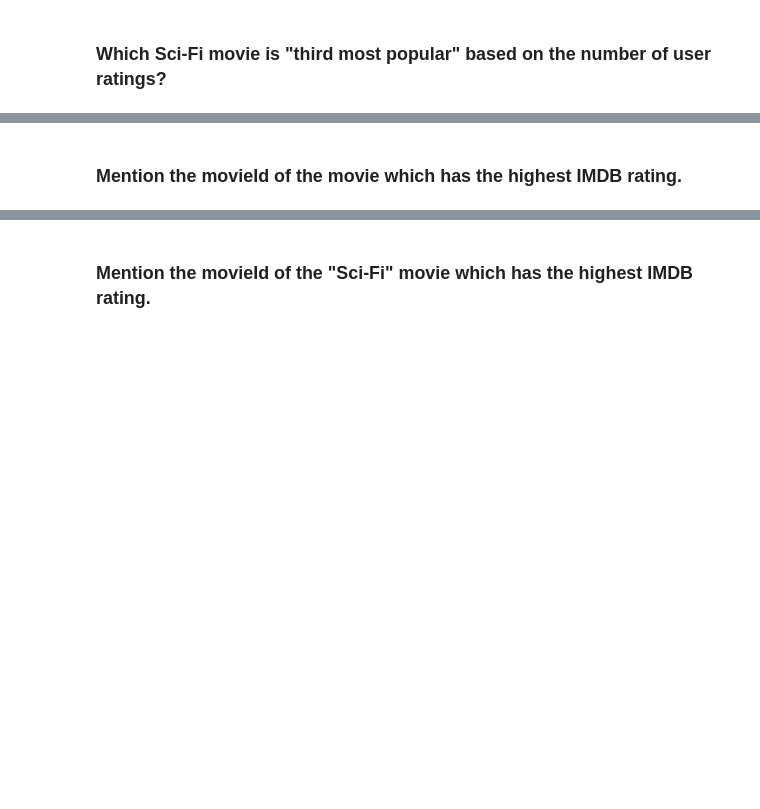
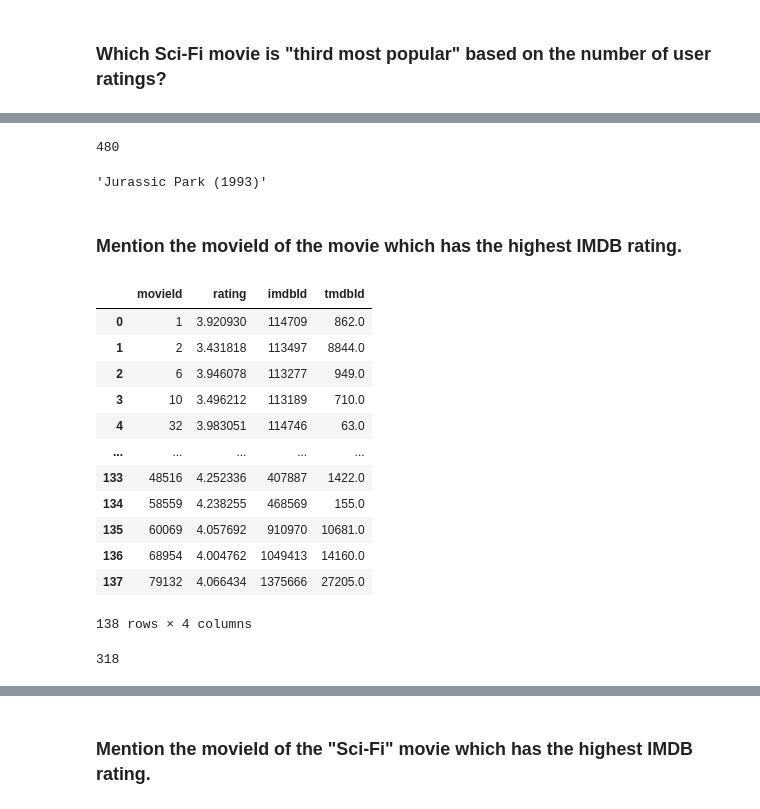
Before and after one commit to rakeshkandhi/Movies_data, a Jupyter notebook: movies_assignment.ipynb, the cells around one changed output, grey strips where cells are left out. Saved outputs shown, nothing was run; the diff lists cells and outputs as text; code cells hidden in the pictures; blank space fills up the shorter version.

```diff
--- a/movies_assignment.ipynb
+++ b/movies_assignment.ipynb
@@ -150,5 +201,5 @@ plt.show()
 # %% [markdown]
 ### Which movie is the most popular based on  average user ratings?
 # %%
-ratings_count = ratings_df.groupby("movieId").size()
+ratings_count = ratings_df.groupby("movieId").size().sort_values(ascending=False)
 ratings_count
@@ -197,6 +322,33 @@ third_most_popular_sci_fi_movie_title
+# %%
+third_most_popular_sci_fi_movie_id = sci_fi_movie_ratings.index[2]
+third_most_popular_sci_fi_movie_id
+# %% [output]
+480
+# %%
+third_most_popular_sci_fi_movie_title = movies_df[
+    movies_df["movieId"] == third_most_popular_sci_fi_movie_id
+]["title"].iloc[0]
+third_most_popular_sci_fi_movie_title
+# %% [output]
+'Jurassic Park (1993)'
 # %% [markdown]
 ### Mention the movieId of the movie which has the highest IMDB rating.
 # %%
 merged_ratings_imdb = average_ratings_100plus.reset_index().merge(
     links_df, on="movieId"
 )
+merged_ratings_imdb
+# %% [output]
+|  | movieId | rating | imdbId | tmdbId |
+| 0 | 1 | 3.920930 | 114709 | 862.0 |
+| 1 | 2 | 3.431818 | 113497 | 8844.0 |
+| 2 | 6 | 3.946078 | 113277 | 949.0 |
+| 3 | 10 | 3.496212 | 113189 | 710.0 |
+| 4 | 32 | 3.983051 | 114746 | 63.0 |
+| ... | ... | ... | ... | ... |
+| 133 | 48516 | 4.252336 | 407887 | 1422.0 |
+| 134 | 58559 | 4.238255 | 468569 | 155.0 |
+| 135 | 60069 | 4.057692 | 910970 | 10681.0 |
+| 136 | 68954 | 4.004762 | 1049413 | 14160.0 |
+| 137 | 79132 | 4.066434 | 1375666 | 27205.0 |
+138 rows × 4 columns
@@ -210,2 +355,10 @@ highest_imdb_movieId
+# %%
+highest_imdb_rating = merged_ratings_imdb["rating"].max()
+highest_imdb_movieId = merged_ratings_imdb[
+    merged_ratings_imdb["rating"] == highest_imdb_rating
+]["movieId"].iloc[0]
+highest_imdb_movieId
+# %% [output]
+318
 # %%
 movies_df[movies_df["movieId"] == 318]
```
Also changed, not shown: parts of 40 cells of this notebook.
